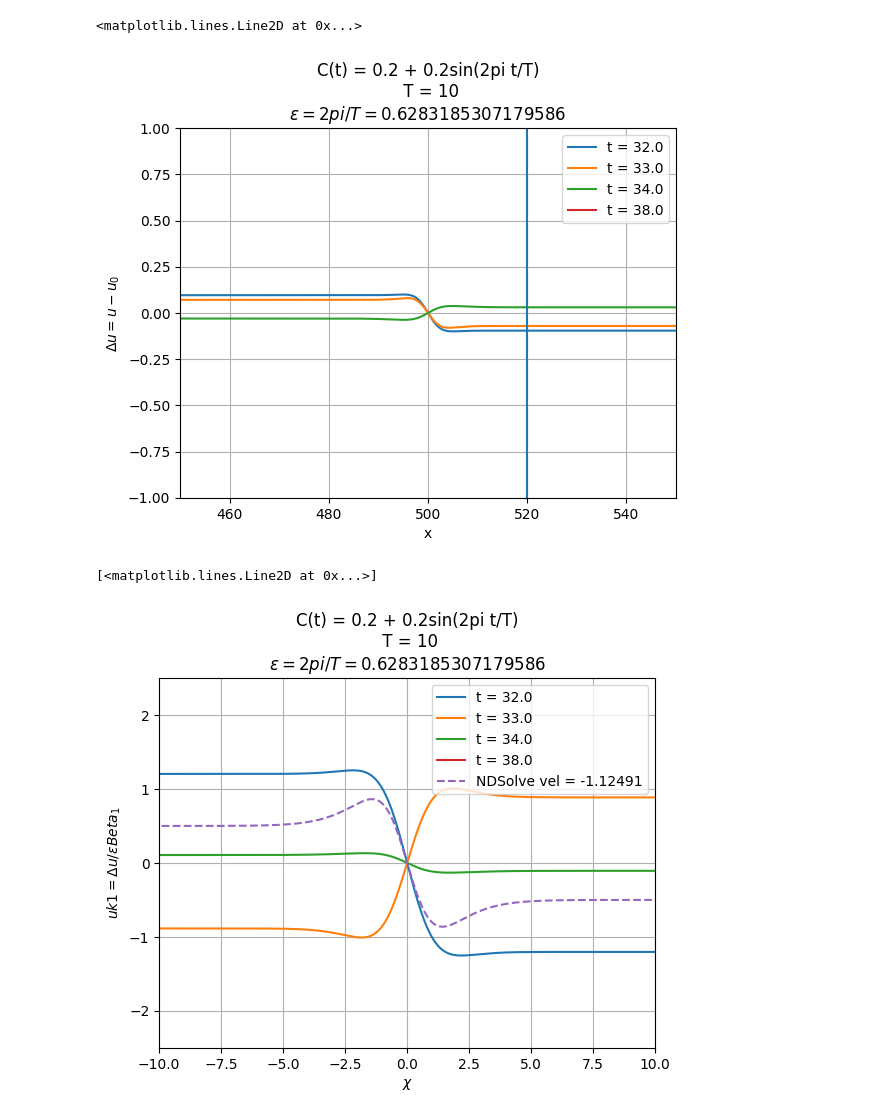
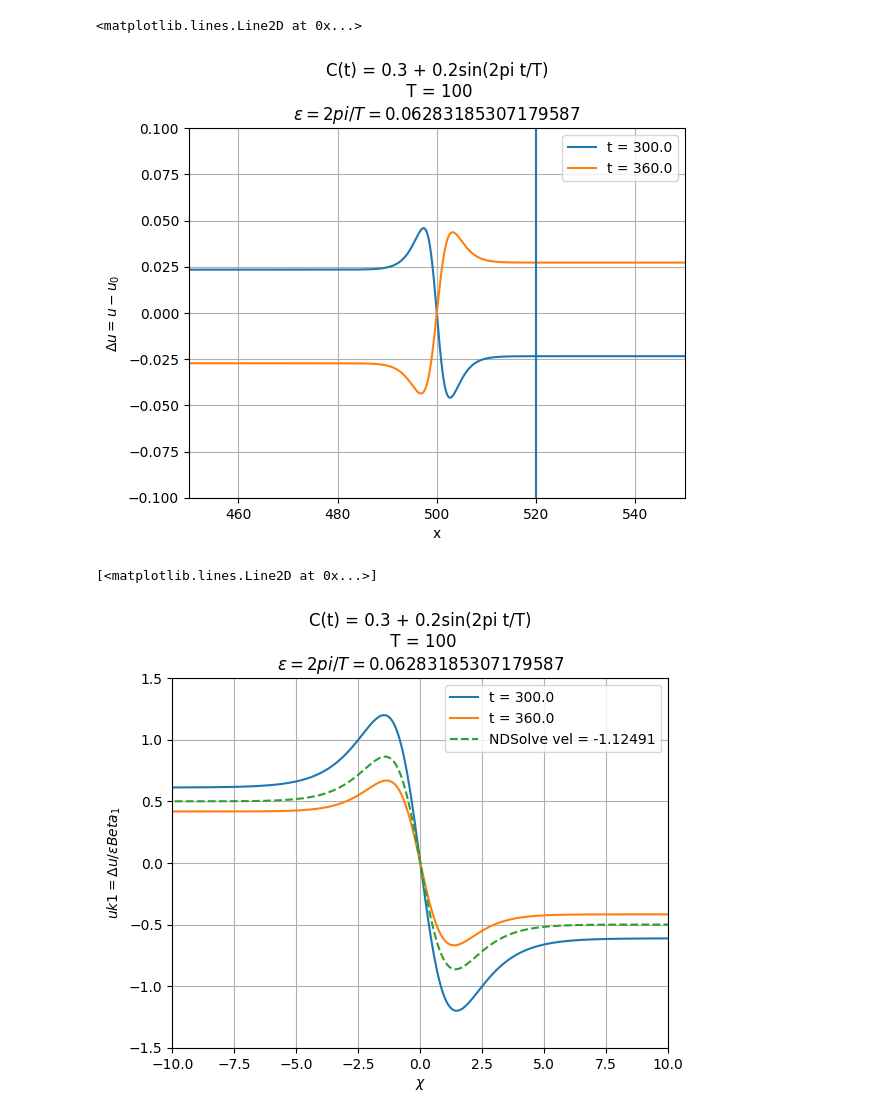
Before and after one commit to suanno/stage2, a Jupyter notebook: codes_tdgl/1D/plot/second analytical approach/distance from stationary state.ipynb, the cells around one changed output. Saved outputs shown, nothing was run; the diff lists cells and outputs as text; code cells hidden in the pictures.

```diff
--- a/codes_tdgl/1D/plot/second analytical approach/distance from stationary state.ipynb
+++ b/codes_tdgl/1D/plot/second analytical approach/distance from stationary state.ipynb
@@ -13,7 +13,7 @@ dir_save = "../../.saves/" + "T=10 A=0.2 Cave=0 from tanh aftersomeperiods/"
 # %%
-Cave = 0.2
+Cave = 0.3
 A = 0.2
-T = 10
+T = 100
 eps = 2*np.pi/T
 
 def beta1eps(t):
@@ -171,14 +171,14 @@ ax_d.axvline(xplateau)
 520.0
 <matplotlib.lines.Line2D at 0x...>
 # %%
-toll = 1
+toll = 0.1
 ax_d.set_ylim(-toll,toll)
 ax_d.set_title(title)
 ax_d.legend()
 ax_d.set_xlim(xmin, xmax)
 fig_d
 # %% [output]
-[figure, old version]
+[figure, new version]
 # %%
 # Add NDSolve solution to u_k1 ODE among the uk1 extimations
 
@@ -199,17 +199,17 @@ ax_r.plot(x, y, "--", label= "NDSolve vel = -1.12491")
 # %% [output]
 [<matplotlib.lines.Line2D at 0x...>]
 # %%
-toll2 = 2.5
+toll2 = 1.5
 chispan = 20
 ax_r.set_ylim(-toll2,toll2)
 ax_r.set_title(title)
 chimin = - chispan/2
 chimax = + chispan/2
 ax_r.set_xlim(chimin, chimax)
 ax_r.legend()
 fig_r
 # %% [output]
-[figure, old version]
+[figure, new version]
 # %%
 # Experimental measured beta1*eps (from plateau value)
 ax_b.plot(ts, beta1s_eps, ".", label = "Experiment")
```
Also changed, not shown: parts of 4 cells of this notebook, 9 other files.
